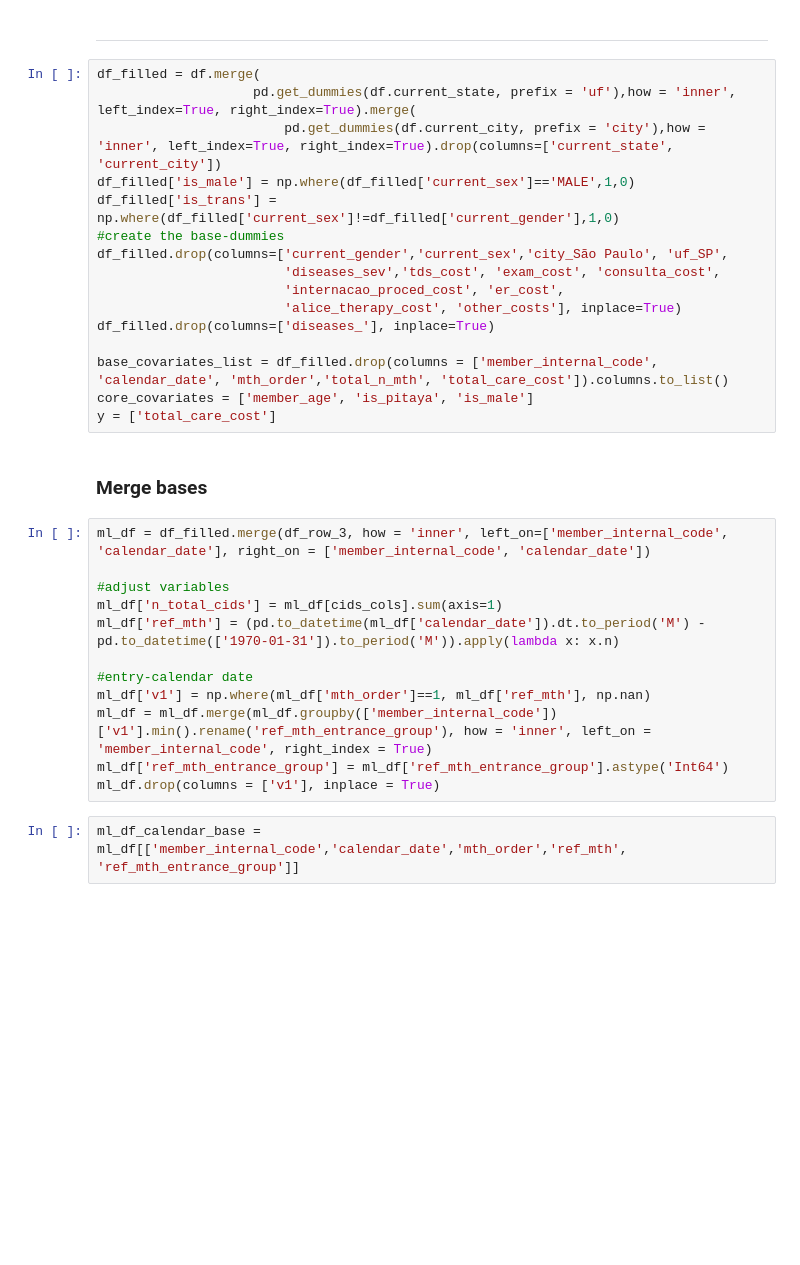
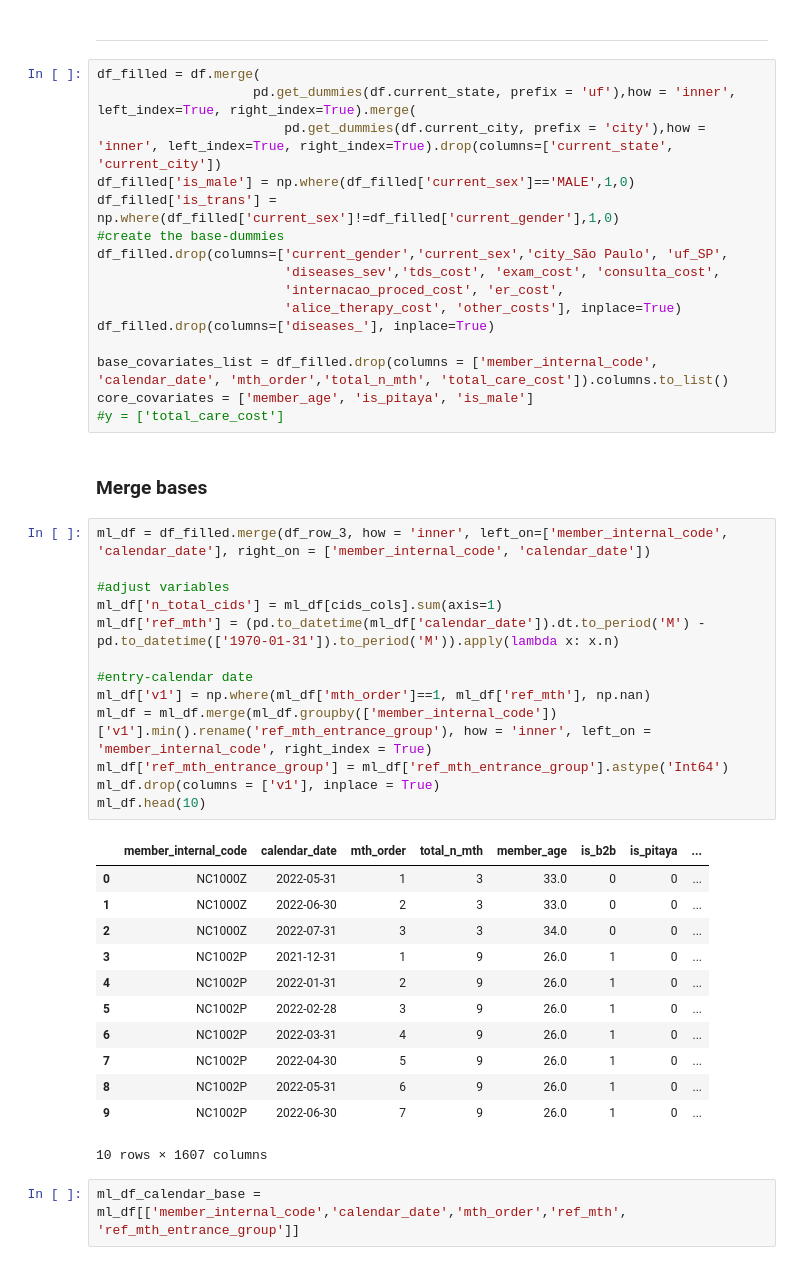
Before and after one commit to luizhsuperti/alice-coding, a Jupyter notebook: cc_cid_calculator/notebooks/main.ipynb, the cells around one changed output. Drawn from its saved outputs; the diff is of its cells as text; blank space fills up the shorter version.

```diff
--- a/cc_cid_calculator/notebooks/main.ipynb
+++ b/cc_cid_calculator/notebooks/main.ipynb
@@ -80,21 +80,35 @@ df_filled.drop(columns=['diseases_'], inplace=True)
 
 base_covariates_list = df_filled.drop(columns = ['member_internal_code', 'calendar_date', 'mth_order','total_n_mth', 'total_care_cost']).columns.to_list()
 core_covariates = ['member_age', 'is_pitaya', 'is_male']
-y = ['total_care_cost']
+#y = ['total_care_cost']
 # %% [markdown]
 ### Merge bases
 # %%
 ml_df = df_filled.merge(df_row_3, how = 'inner', left_on=['member_internal_code', 'calendar_date'], right_on = ['member_internal_code', 'calendar_date'])
 
 #adjust variables
 ml_df['n_total_cids'] = ml_df[cids_cols].sum(axis=1)
 ml_df['ref_mth'] = (pd.to_datetime(ml_df['calendar_date']).dt.to_period('M') -   pd.to_datetime(['1970-01-31']).to_period('M')).apply(lambda x: x.n)
 
 #entry-calendar date
 ml_df['v1'] = np.where(ml_df['mth_order']==1, ml_df['ref_mth'], np.nan)
 ml_df = ml_df.merge(ml_df.groupby(['member_internal_code'])['v1'].min().rename('ref_mth_entrance_group'), how = 'inner', left_on = 'member_internal_code', right_index = True)
 ml_df['ref_mth_entrance_group'] = ml_df['ref_mth_entrance_group'].astype('Int64')
 ml_df.drop(columns = ['v1'], inplace = True)
+ml_df.head(10)
+# %% [output]
+|  | member_internal_code | calendar_date | mth_order | total_n_mth | member_age | is_b2b | is_pitaya | ... |
+| 0 | NC1000Z | 2022-05-31 | 1 | 3 | 33.0 | 0 | 0 | ... |
+| 1 | NC1000Z | 2022-06-30 | 2 | 3 | 33.0 | 0 | 0 | ... |
+| 2 | NC1000Z | 2022-07-31 | 3 | 3 | 34.0 | 0 | 0 | ... |
+| 3 | NC1002P | 2021-12-31 | 1 | 9 | 26.0 | 1 | 0 | ... |
+| 4 | NC1002P | 2022-01-31 | 2 | 9 | 26.0 | 1 | 0 | ... |
+| 5 | NC1002P | 2022-02-28 | 3 | 9 | 26.0 | 1 | 0 | ... |
+| 6 | NC1002P | 2022-03-31 | 4 | 9 | 26.0 | 1 | 0 | ... |
+| 7 | NC1002P | 2022-04-30 | 5 | 9 | 26.0 | 1 | 0 | ... |
+| 8 | NC1002P | 2022-05-31 | 6 | 9 | 26.0 | 1 | 0 | ... |
+| 9 | NC1002P | 2022-06-30 | 7 | 9 | 26.0 | 1 | 0 | ... |
+10 rows × 1607 columns
 # %%
 ml_df_calendar_base = ml_df[['member_internal_code','calendar_date','mth_order','ref_mth', 'ref_mth_entrance_group']]
 # %% [markdown]
```
Also changed, not shown: parts of 20 cells of this notebook, 1 other file.
